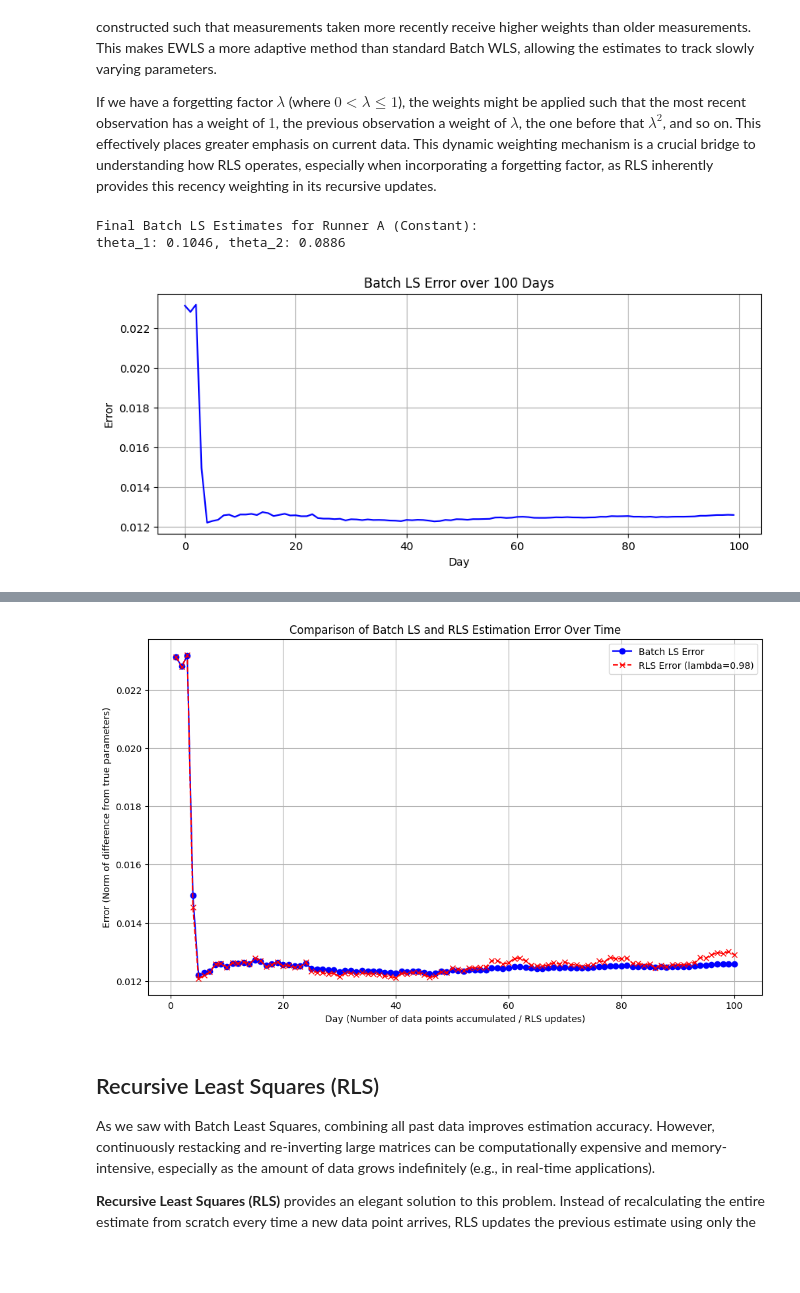
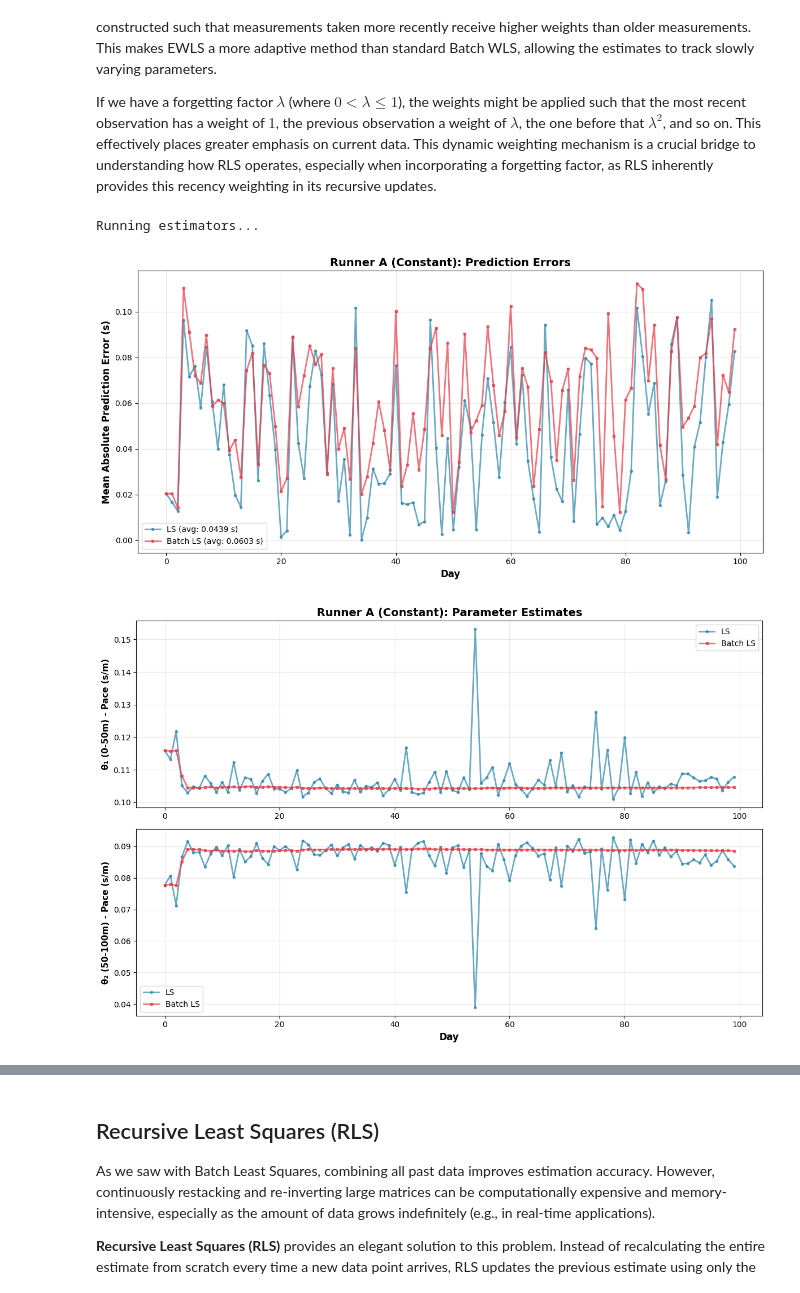
Before and after one commit to ysn9vq-gmu/rqe_tutorials, a Jupyter notebook: ls_rls.ipynb, the cells around one changed output, grey strips where cells are left out. Cells and saved outputs as stored; diff of their text form; code cells hidden in the pictures; blank space fills up the shorter version.

```diff
--- a/ls_rls.ipynb
+++ b/ls_rls.ipynb
@@ -1111,7 +1176,7 @@ $$
 
 # TODO: 2-3 sentences on code below how it inherits from LS and all it needs is accumulation
 # %%
-class BatchedLeastSquares(LeastSQ):
+class BatchedLeastSQ(LeastSQ):
     """
     Batched Least Squares estimator.
     Accumulates data across days and applies least squares to accumulated data.
@@ -1187,29 +1297,33 @@ EWLS achieves this by assigning exponentially decaying weights to older observat
 
 If we have a forgetting factor $\lambda$ (where $0 < \lambda \le 1$), the weights might be applied such that the most recent observation has a weight of $1$, the previous observation a weight of $\lambda$, the one before that $\lambda^2$, and so on. This effectively places greater emphasis on current data. This dynamic weighting mechanism is a crucial bridge to understanding how RLS operates, especially when incorporating a forgetting factor, as RLS inherently provides this recency weighting in its recursive updates.
 # %%
-batch_ls_estimator = BatchedLeastSQ(lambda_=1.0)
-num_days_to_simulate = runner_A.num_runs
+# Assuming runner_A, runner_B, runner_C have been created and runs performed
+num_days_to_simulate = 100
 
-# Run Batch LS day by day using the runner data
+# Create estimators
+batch_ls_estimator = BatchedLeastSQ()
+
+print("Running estimators...")
+
+# Run estimators day by day for Runner A
 for day in range(num_days_to_simulate):
     A_curr, b_curr, _ = runner_A.get_run_data(day)
-    batch_ls_estimator.update_batch(A_curr, b_curr, true_params_vec)
+    batch_ls_estimator.update(A_curr, b_curr, day=day)
 
-batch_estimates = batch_ls_estimator.get_estimate_history()
-batch_errors = batch_ls_estimator.get_error_history()
-
-print(f"Final Batch LS Estimates for {runner_A.name}:")
-print(f"theta_1: {batch_estimates[-1, 0]:.4f}, theta_2: {batch_estimates[-1, 1]:.4f}")
-
-import matplotlib.pyplot as plt
-plt.figure(figsize=(10, 4))
-plt.plot(batch_errors, color='blue')
-plt.title(f'Batch LS Error over {num_days_to_simulate} Days')
-plt.xlabel('Day')
-plt.ylabel('Error')
-plt.grid(True)
-plt.show()
+# Get results
+estimates_batch = batch_ls_estimator.get_estimate_history()
+errors_batch = batch_ls_estimator.get_prediction_error_history()
+estimators = {
+    'LS': (estimates_ls, errors_ls),
+    'Batch LS': (estimates_batch, errors_batch),
+    #'Batch LS (λ=0.98)': (estimates_forget, errors_forget)
+}
+# Single estimator
+plot_prediction_errors(runner_A, estimators)
+plot_parameter_estimates(runner_A, estimators)
+plot_velocity_comparison(runner_A, estimates_batch, day_idx=-1)
+plot_time_comparison(runner_A, estimates_batch, day_idx=-1)
 # %% [output]
-Final Batch LS Estimates for Runner A (Constant):
-theta_1: 0.1046, theta_2: 0.0886
+Running estimators...
-[figure, old version]
+[figure, new version]
+[figure, added]
@@ -1226,8 +1342,6 @@ plt.ylabel('Error (Norm of difference from true parameters)')
 plt.legend()
 plt.grid(True)
 plt.show()
-# %% [output]
-[figure, removed]
 # %% [markdown]
 ## Recursive Least Squares (RLS)
 
```
Also changed, not shown: parts of 22 cells of this notebook.
